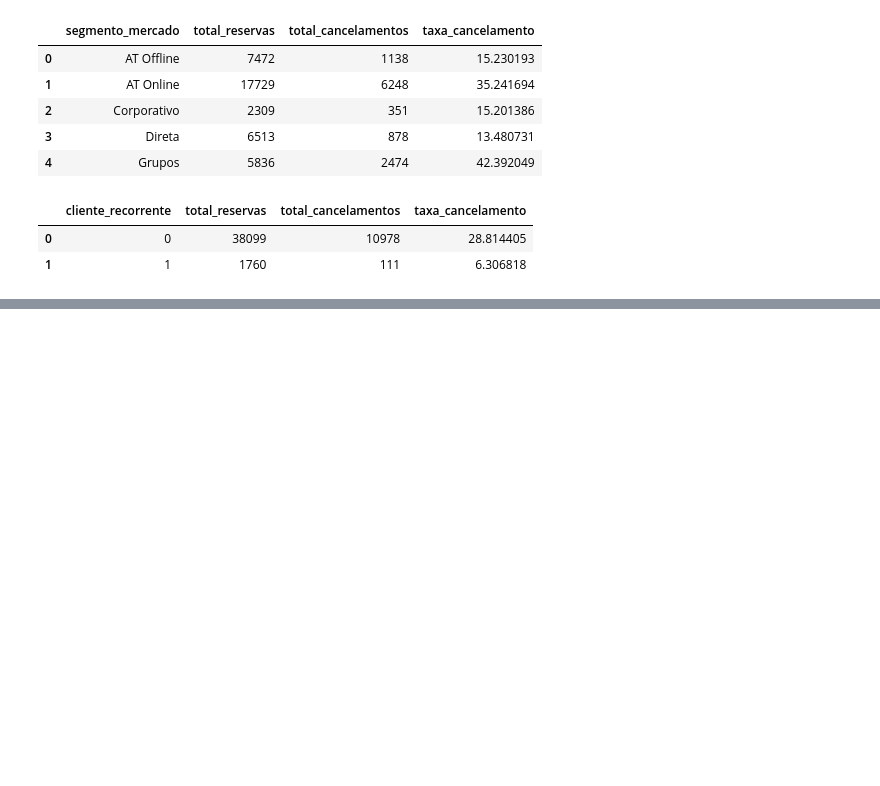
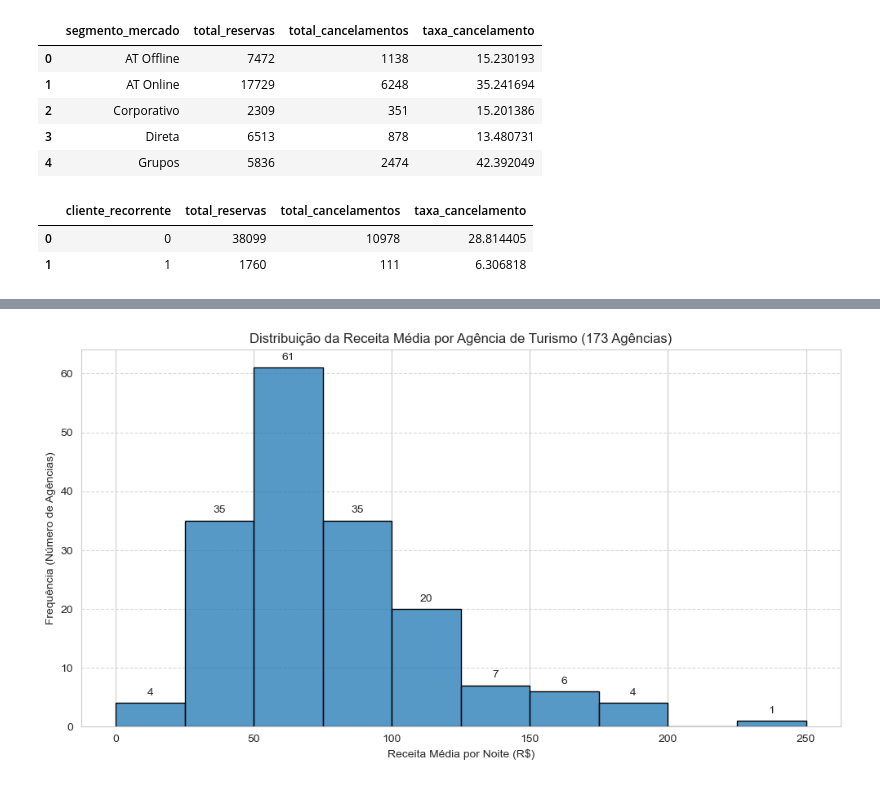
Before and after one commit to lindvidal/Insider, a Jupyter notebook: Case Hotel BA.ipynb, the cells around one changed output, grey strips where cells are left out. Cells and saved outputs as stored; diff of their text form; code cells hidden in the pictures; blank space fills up the shorter version.

```diff
--- a/Case Hotel BA.ipynb
+++ b/Case Hotel BA.ipynb
@@ -407,0 +769,23 @@ A proporção de estadias com mais de 14 noites é: 0.7%
+# %%
+bin_width = 25
+bins = np.arange(0, receita_por_agencia['receita_por_noite'].max()+bin_width, bin_width)
+
+plt.figure(figsize=(12, 6))
+ax = sns.histplot(data=receita_por_agencia, x='receita_por_noite', bins=bins, edgecolor='black')
+
+
+for p in ax.patches:
+    if p.get_height() > 0:
+        ax.annotate(format(p.get_height(), '.0f'),
+                       (p.get_x() + p.get_width() / 2., p.get_height()),
+                       ha = 'center', va = 'center',
+                       xytext = (0, 9),
+                       textcoords = 'offset points')
+
+plt.title(f'Distribuição da Receita Média por Agência de Turismo ({len(receita_por_agencia["agencia_turismo"].values.tolist())} Agências)')
+plt.xlabel('Receita Média por Noite (R$)')
+plt.ylabel('Frequência (Número de Agências)')
+plt.grid(axis='y', linestyle='--', alpha=0.7)
+plt.show()
+# %% [output]
+[figure, added]
```
Also changed, not shown: parts of 23 cells of this notebook, 1 other file.
